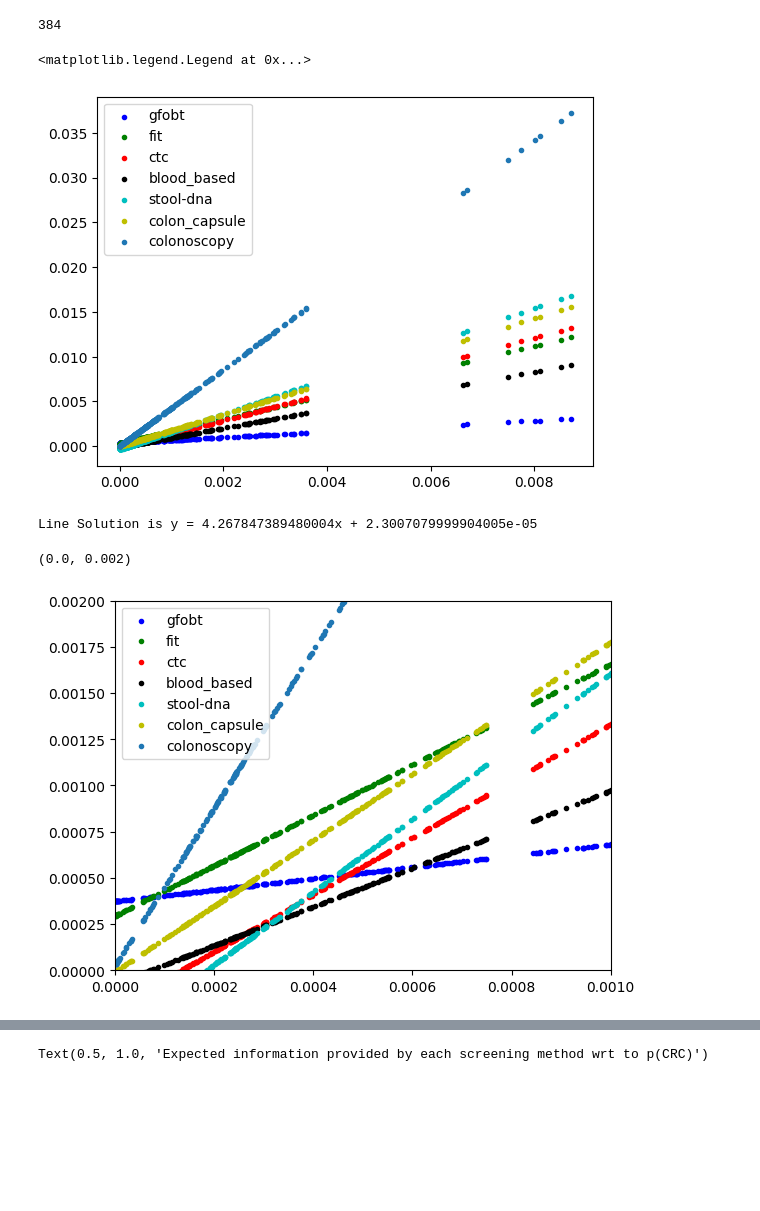
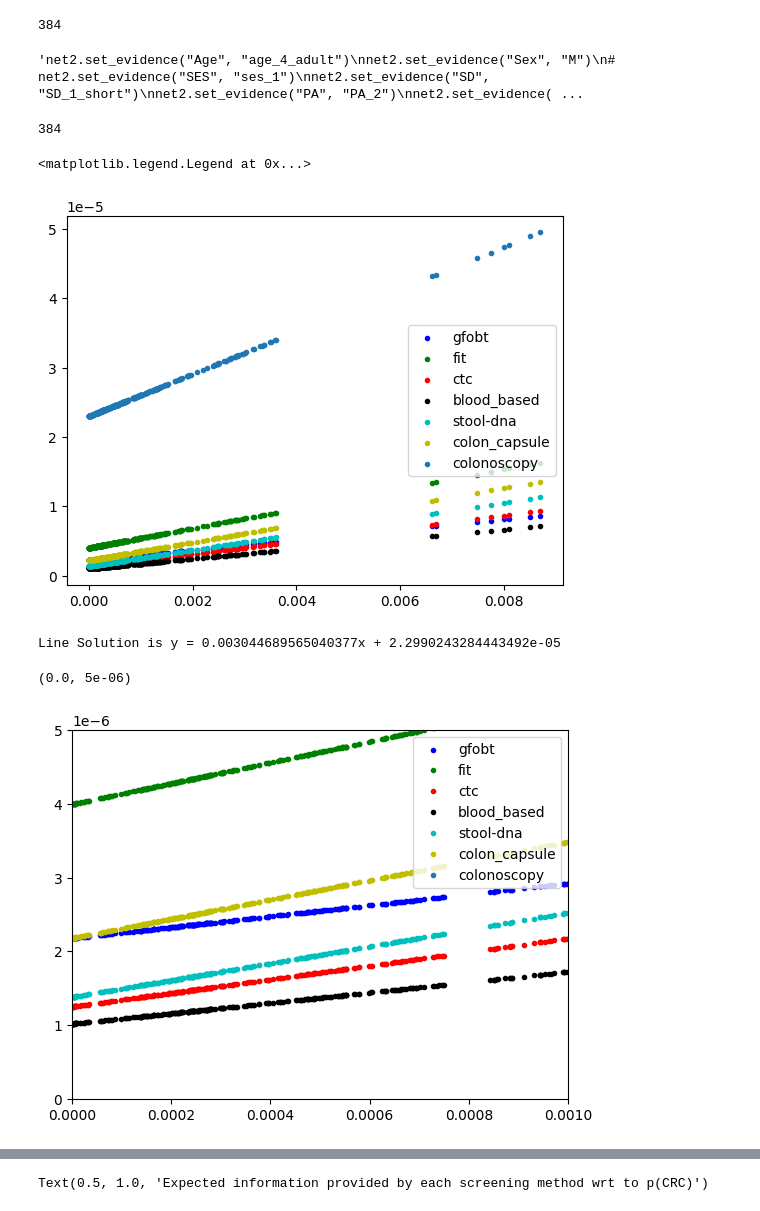
Before and after one commit to DanielCorralesAlonso/Decision_Model_Screening_CRC, a Jupyter notebook: elicitation.ipynb, the cells around one changed output, grey strips where cells are left out. Saved outputs shown, nothing was run; the diff lists cells and outputs as text; code cells hidden in the pictures; blank space fills up the shorter version.

```diff
--- a/elicitation.ipynb
+++ b/elicitation.ipynb
@@ -22,6 +22,25 @@ value_of_detection = net2.get_node_value("Value_of_CRC_screening_detection")
 len(value_of_detection)
 # %% [output]
 384
+# %%
+'''net2.set_evidence("Age", "age_4_adult")
+net2.set_evidence("Sex", "M")
+# net2.set_evidence("SES", "ses_1")
+net2.set_evidence("SD", "SD_1_short")
+net2.set_evidence("PA", "PA_2")
+net2.set_evidence("Smoking", "sm_1_not_smoker")
+# net2.set_evidence("Depression", False)
+# net2.set_evidence("Anxiety", False)
+net2.set_evidence("BMI", "bmi_3_overweight")
+net2.set_evidence("Alcohol", "low")'''
+# %% [output]
+'net2.set_evidence("Age", "age_4_adult")\nnet2.set_evidence("Sex", "M")\n# net2.set_evidence("SES", "ses_1")\nnet2.set_evidence("SD", "SD_1_short")\nnet2.set_evidence("PA", "PA_2")\nnet2.set_evidence( ...
+# %%
+net2.update_beliefs()
+value_of_detection = net2.get_node_value("Value_of_CRC_detection_by_screening")
+len(value_of_detection)
+# %% [output]
+384
 # %%
 import matplotlib.pyplot as plt
 
@@ -30,54 +49,52 @@ net2.update_beliefs()
 probs_crc_percondition = np.array(net2.get_node_value("CRC")).reshape(-1,2).transpose()[1]
 net2.set_evidence("Screening", "gFOBT")
 net2.update_beliefs()
-value_of_detection = net2.get_node_value("Value_of_CRC_screening_detection")
+value_of_detection = net2.get_node_value("Value_of_CRC_detection_by_screening")
 plt.scatter(probs_crc_percondition, value_of_detection, c = 'b',  marker='.')
 
 probs_crc_percondition = np.array(net2.get_node_value("CRC")).reshape(-1,2).transpose()[1]
 net2.set_evidence("Screening", "FIT")
 net2.update_beliefs()
-value_of_detection = net2.get_node_value("Value_of_CRC_screening_detection")
+value_of_detection = net2.get_node_value("Value_of_CRC_detection_by_screening")
 plt.scatter(probs_crc_percondition, value_of_detection, c = 'g', marker='.')
 
 probs_crc_percondition = np.array(net2.get_node_value("CRC")).reshape(-1,2).transpose()[1]
 net2.set_evidence("Screening", "CTC")
 net2.update_beliefs()
-value_of_detection = net2.get_node_value("Value_of_CRC_screening_detection")
+value_of_detection = net2.get_node_value("Value_of_CRC_detection_by_screening")
 plt.scatter(probs_crc_percondition, value_of_detection, c = 'r', marker='.')
 
 probs_crc_percondition = np.array(net2.get_node_value("CRC")).reshape(-1,2).transpose()[1]
 net2.set_evidence("Screening", "Blood_based")
 net2.update_beliefs()
-value_of_detection = net2.get_node_value("Value_of_CRC_screening_detection")
+value_of_detection = net2.get_node_value("Value_of_CRC_detection_by_screening")
 plt.scatter(probs_crc_percondition, value_of_detection, c = 'k', marker='.')
 
 probs_crc_percondition = np.array(net2.get_node_value("CRC")).reshape(-1,2).transpose()[1]
-net2.clear_all_evidence()
 net2.set_evidence("Screening", "Stool_DNA")
 net2.update_beliefs()
-value_of_detection = net2.get_node_value("Value_of_CRC_screening_detection")
+value_of_detection = net2.get_node_value("Value_of_CRC_detection_by_screening")
 plt.scatter(probs_crc_percondition, value_of_detection, c = 'c', marker='.')
 
 probs_crc_percondition = np.array(net2.get_node_value("CRC")).reshape(-1,2).transpose()[1]
-net2.clear_all_evidence()
 net2.set_evidence("Screening", "Colon_capsule")
 net2.update_beliefs()
-value_of_detection = net2.get_node_value("Value_of_CRC_screening_detection")
+value_of_detection = net2.get_node_value("Value_of_CRC_detection_by_screening")
 plt.scatter(probs_crc_percondition, value_of_detection, c = 'y', marker='.')
 
 
 probs_crc_percondition = np.array(net2.get_node_value("CRC")).reshape(-1,2).transpose()[1]
-net2.clear_all_evidence()
+net2.clear_evidence("Screening")
 net2.set_evidence("Colonoscopy", "Colonoscopy")
 net2.update_beliefs()
-value_of_detection = net2.get_node_value("Value_of_CRC_detection_through_colonoscopy")
+value_of_detection = net2.get_node_value("Value_of_CRC_detection_by_colonoscopy")
 plt.scatter(probs_crc_percondition, value_of_detection, marker='.')
 
 
 plt.legend(['gfobt', 'fit', 'ctc', 'blood_based', 'stool-dna', 'colon_capsule', 'colonoscopy'])
 # %% [output]
 <matplotlib.legend.Legend at 0x...>
-[figure, old version]
+[figure, new version]
 # %%
 from numpy import ones,vstack
 from numpy.linalg import lstsq
@@ -87,7 +104,7 @@ A = vstack([x_coords,ones(len(x_coords))]).T
 m, c = lstsq(A, y_coords, rcond = None)[0]
 print("Line Solution is y = {m}x + {c}".format(m=m,c=c))
 # %% [output]
-Line Solution is y = 4.267847389480004x + 2.3007079999904005e-05
+Line Solution is y = 0.003044689565040377x + 2.2990243284443492e-05
 # %%
 fig, ax = plt.subplots()
 
@@ -96,39 +113,39 @@ net2.update_beliefs()
 probs_crc_percondition = np.array(net2.get_node_value("CRC")).reshape(-1,2).transpose()[1]
 net2.set_evidence("Screening", "gFOBT")
 net2.update_beliefs()
-value_of_detection = net2.get_node_value("Value_of_CRC_screening_detection")
+value_of_detection = net2.get_node_value("Value_of_CRC_detection_by_screening")
 ax.scatter(probs_crc_percondition, value_of_detection, c = 'b',  marker='.')
 
 probs_crc_percondition = np.array(net2.get_node_value("CRC")).reshape(-1,2).transpose()[1]
 net2.set_evidence("Screening", "FIT")
 net2.update_beliefs()
-value_of_detection = net2.get_node_value("Value_of_CRC_screening_detection")
+value_of_detection = net2.get_node_value("Value_of_CRC_detection_by_screening")
 ax.scatter(probs_crc_percondition, value_of_detection, c = 'g', marker='.')
 
 probs_crc_percondition = np.array(net2.get_node_value("CRC")).reshape(-1,2).transpose()[1]
 net2.set_evidence("Screening", "CTC")
 net2.update_beliefs()
-value_of_detection = net2.get_node_value("Value_of_CRC_screening_detection")
+value_of_detection = net2.get_node_value("Value_of_CRC_detection_by_screening")
 ax.scatter(probs_crc_percondition, value_of_detection, c = 'r', marker='.')
 
 probs_crc_percondition = np.array(net2.get_node_value("CRC")).reshape(-1,2).transpose()[1]
 net2.set_evidence("Screening", "Blood_based")
 net2.update_beliefs()
-value_of_detection = net2.get_node_value("Value_of_CRC_screening_detection")
+value_of_detection = net2.get_node_value("Value_of_CRC_detection_by_screening")
 ax.scatter(probs_crc_percondition, value_of_detection, c = 'k', marker='.')
 
 probs_crc_percondition = np.array(net2.get_node_value("CRC")).reshape(-1,2).transpose()[1]
 net2.clear_all_evidence()
 net2.set_evidence("Screening", "Stool_DNA")
 net2.update_beliefs()
-value_of_detection = net2.get_node_value("Value_of_CRC_screening_detection")
+value_of_detection = net2.get_node_value("Value_of_CRC_detection_by_screening")
 ax.scatter(probs_crc_percondition, value_of_detection, c = 'c', marker='.')
 
 probs_crc_percondition = np.array(net2.get_node_value("CRC")).reshape(-1,2).transpose()[1]
 net2.clear_all_evidence()
 net2.set_evidence("Screening", "Colon_capsule")
 net2.update_beliefs()
-value_of_detection = net2.get_node_value("Value_of_CRC_screening_detection")
+value_of_detection = net2.get_node_value("Value_of_CRC_detection_by_screening")
 ax.scatter(probs_crc_percondition, value_of_detection, c = 'y', marker='.')
 
 
@@ -136,7 +153,7 @@ probs_crc_percondition = np.array(net2.get_node_value("CRC")).reshape(-1,2).tran
 net2.clear_all_evidence()
 net2.set_evidence("Colonoscopy", "Colonoscopy")
 net2.update_beliefs()
-value_of_detection = net2.get_node_value("Value_of_CRC_detection_through_colonoscopy")
+value_of_detection = net2.get_node_value("Value_of_CRC_detection_by_colonoscopy")
 ax.scatter(probs_crc_percondition, value_of_detection, marker='.')
 
 
@@ -144,7 +161,7 @@ ax.legend(['gfobt', 'fit', 'ctc', 'blood_based', 'stool-dna', 'colon_capsule', '
 
 
 ax.set_xlim(0, 0.001)
-ax.set_ylim(0,0.002)
+ax.set_ylim(0,0.000005)
 # %% [output]
-(0.0, 0.002)
+(0.0, 5e-06)
-[figure, old version]
+[figure, new version]
```
Also changed, not shown: parts of 6 cells of this notebook, 6 other files.
